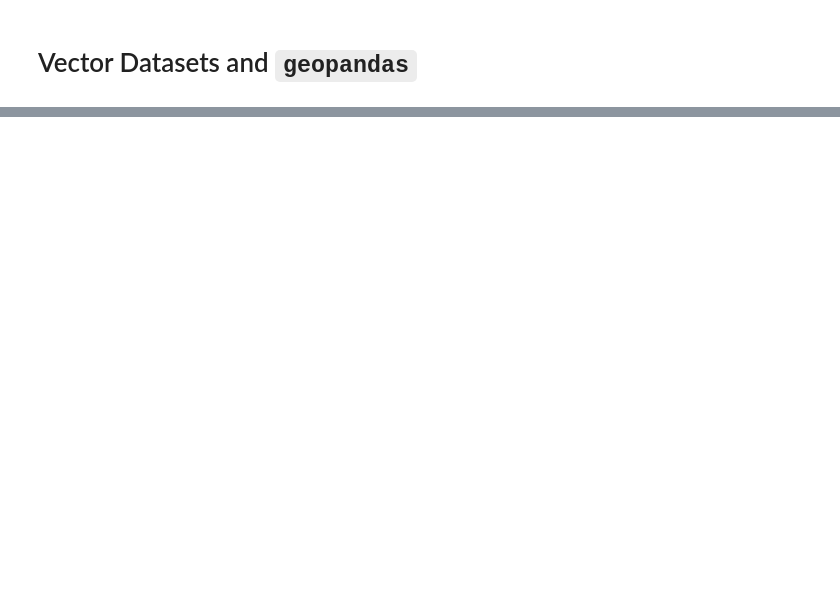
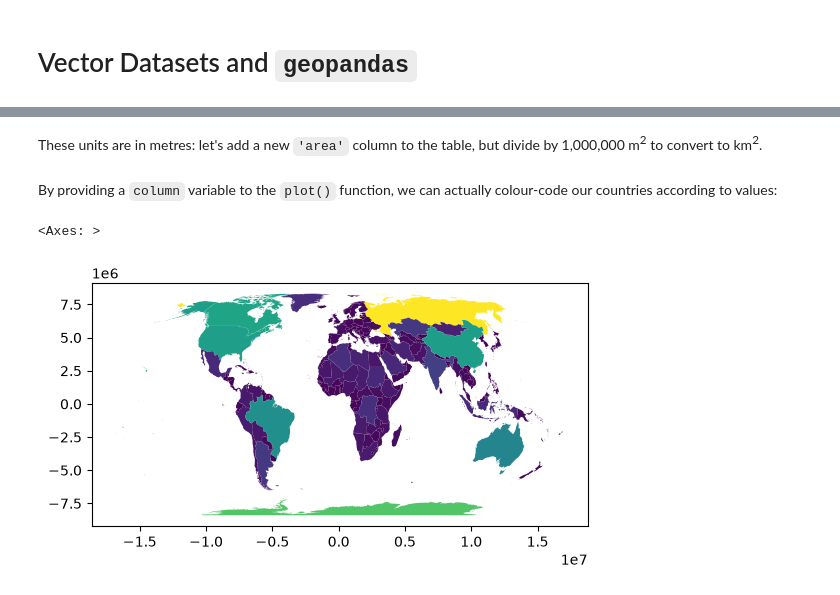
Before and after one commit to trchudley/geospatial-scientific-computing, a Jupyter notebook: week/03/02-geopandas.ipynb, the cells around one changed output, grey strips where cells are left out. Saved outputs shown, nothing was run; the diff lists cells and outputs as text; code cells hidden in the pictures; blank space fills up the shorter version.

```diff
--- a/week/03/02-geopandas.ipynb
+++ b/week/03/02-geopandas.ipynb
@@ -89,0 +112,11 @@ Name: MAX_AREAKM, dtype: float64
+# %% [markdown]
+These units are in metres: let's add a new `'area'` column to the table, but divide by 1,000,000 m<sup>2</sup> to convert to km<sup>2</sup>.
+# %%
+countries_gdf_projected['area_km2'] = countries_gdf_projected.area / 10**6
+# %% [markdown]
+By providing a `column` variable to the `plot()` function, we can actually colour-code our countries according to values:
+# %%
+countries_gdf_projected.plot(column='area_km2')
+# %% [output]
+<Axes: >
+[figure, added]
```
Also changed, not shown: parts of 60 cells of this notebook, 14 other files.
